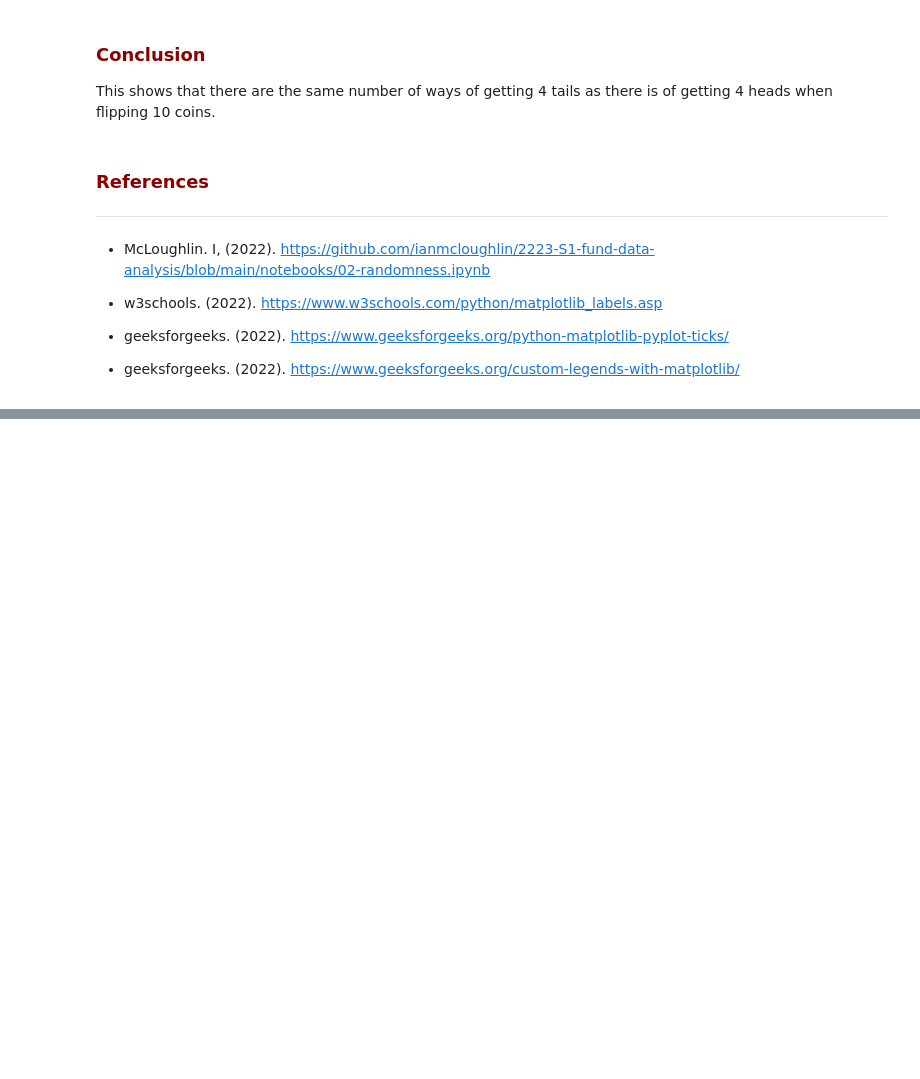
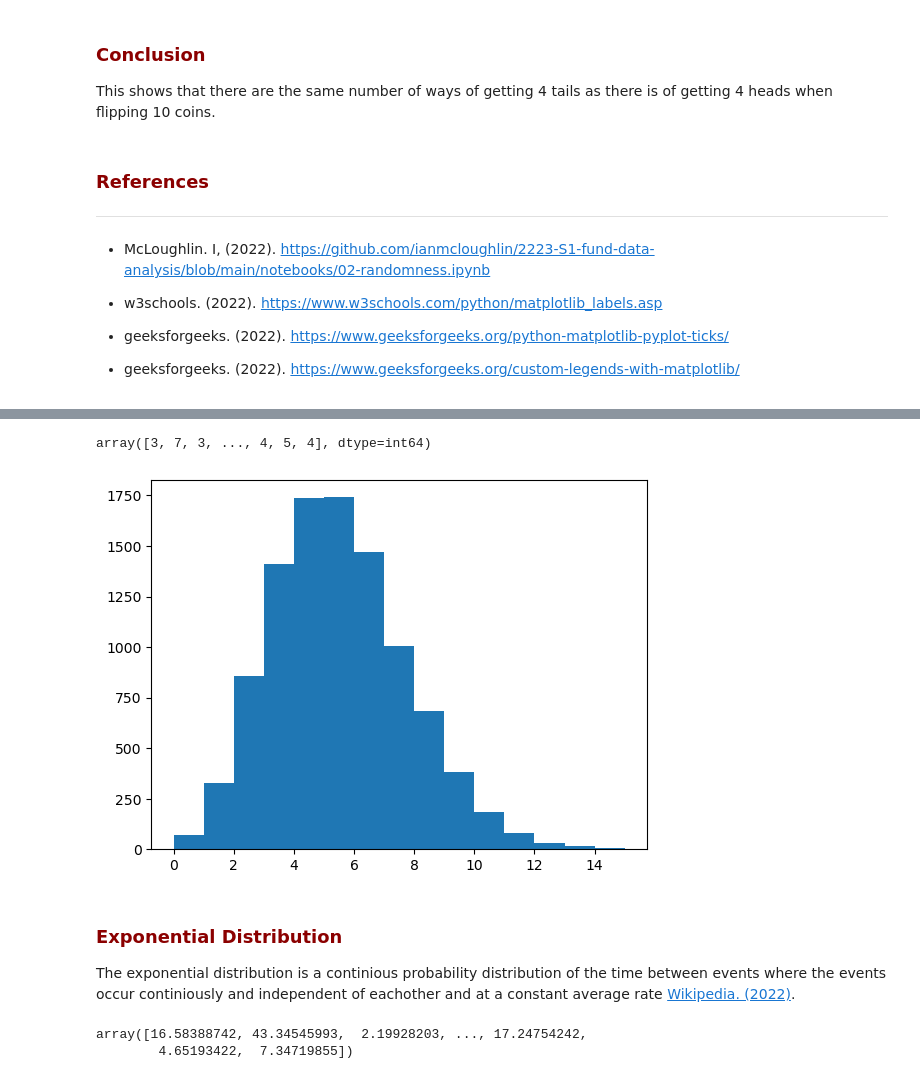
Before and after one commit to OCorry/funddaata2022-assessment, a Jupyter notebook: Practicals/02-Randomness-Exercises.ipynb, the cells around one changed output, grey strips where cells are left out. Drawn from its saved outputs; the diff is of its cells as text; code cells hidden in the pictures; blank space fills up the shorter version.

```diff
--- a/Practicals/02-Randomness-Exercises.ipynb
+++ b/Practicals/02-Randomness-Exercises.ipynb
@@ -157,0 +202,21 @@ This shows that there are the same number of ways of getting 4 tails as there is
+# %%
+# Random Number Generator
+# setting seed at 0 so that random numbers generated are the same each time I run the program
+rng = np.random.default_rng(0)
+# %%
+# Storing the poisson function as a variable 'samples'
+samples = rng.poisson(5, 10000) #where 5 is the number of events and 10000 is the sample size
+# Print the Samples
+samples
+# %% [output]
+array([3, 7, 3, ..., 4, 5, 4], dtype=int64)
+# %%
+# Plotting samples with 15 bins
+plt.hist(samples, 15)
+# Create a histogram
+plt.show()
+# %% [output]
+[figure, added]
+# %% [markdown]
+### <font color =darkred >Exponential Distribution</font>
+The exponential distribution is a continious probability distribution of the time between events where the events occur continiously and independent of eachother and at a constant average rate <a href="https://en.wikipedia.org/wiki/Exponential_distribution" target="_top">Wikipedia. (2022)</a>.
@@ -157,0 +227,7 @@ This shows that there are the same number of ways of getting 4 tails as there is
+# %%
+# Storing the poisson function as a variable 'samples'
+samples= np.random.exponential(15, 10000)#where 15 is the scale and 10000 is the sample size
+samples
+# %% [output]
+array([16.58388742, 43.34545993,  2.19928203, ..., 17.24754242,
+        4.65193422,  7.34719855])
```
Also changed, not shown: parts of 13 cells of this notebook, 1 other file.
